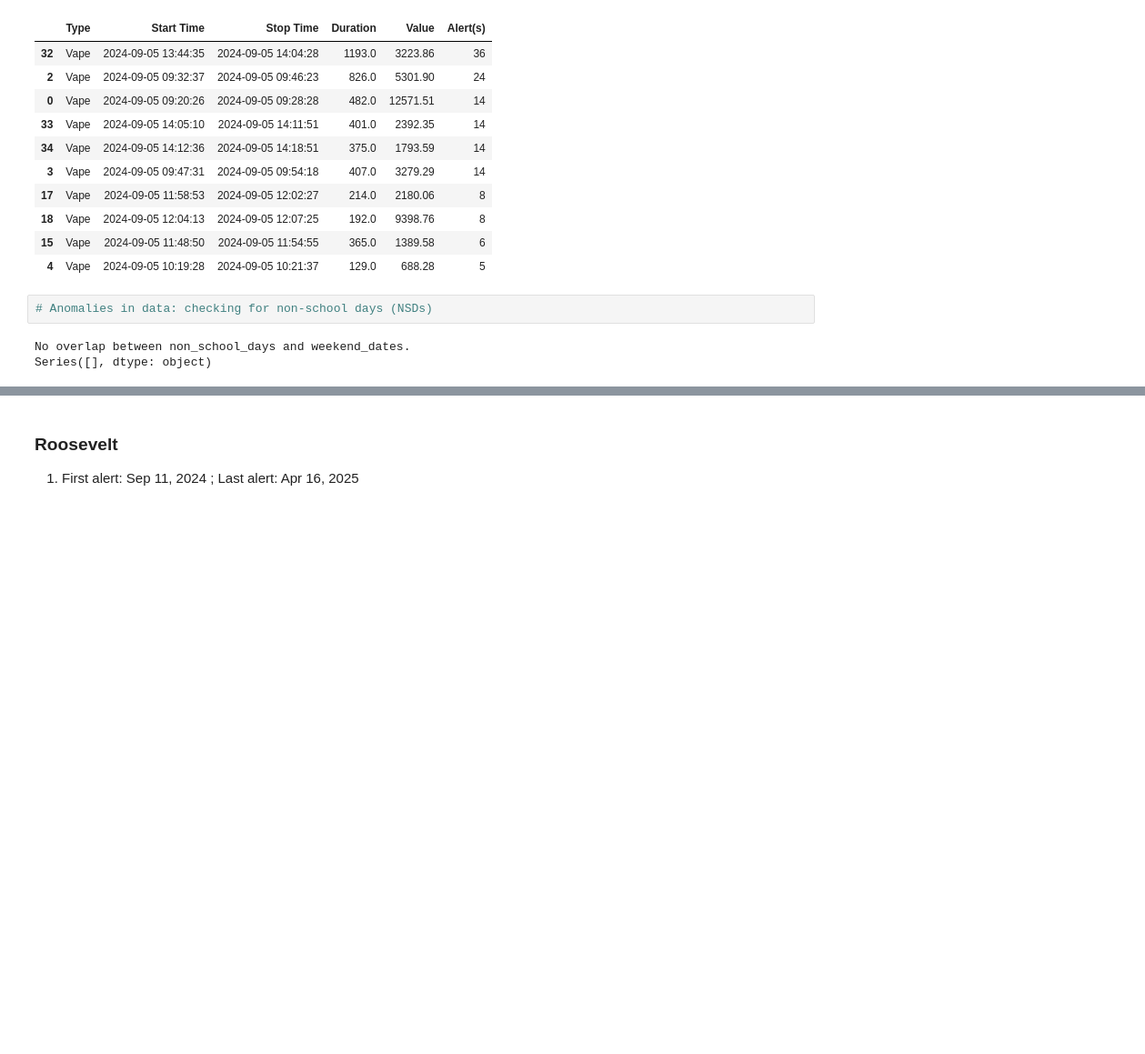
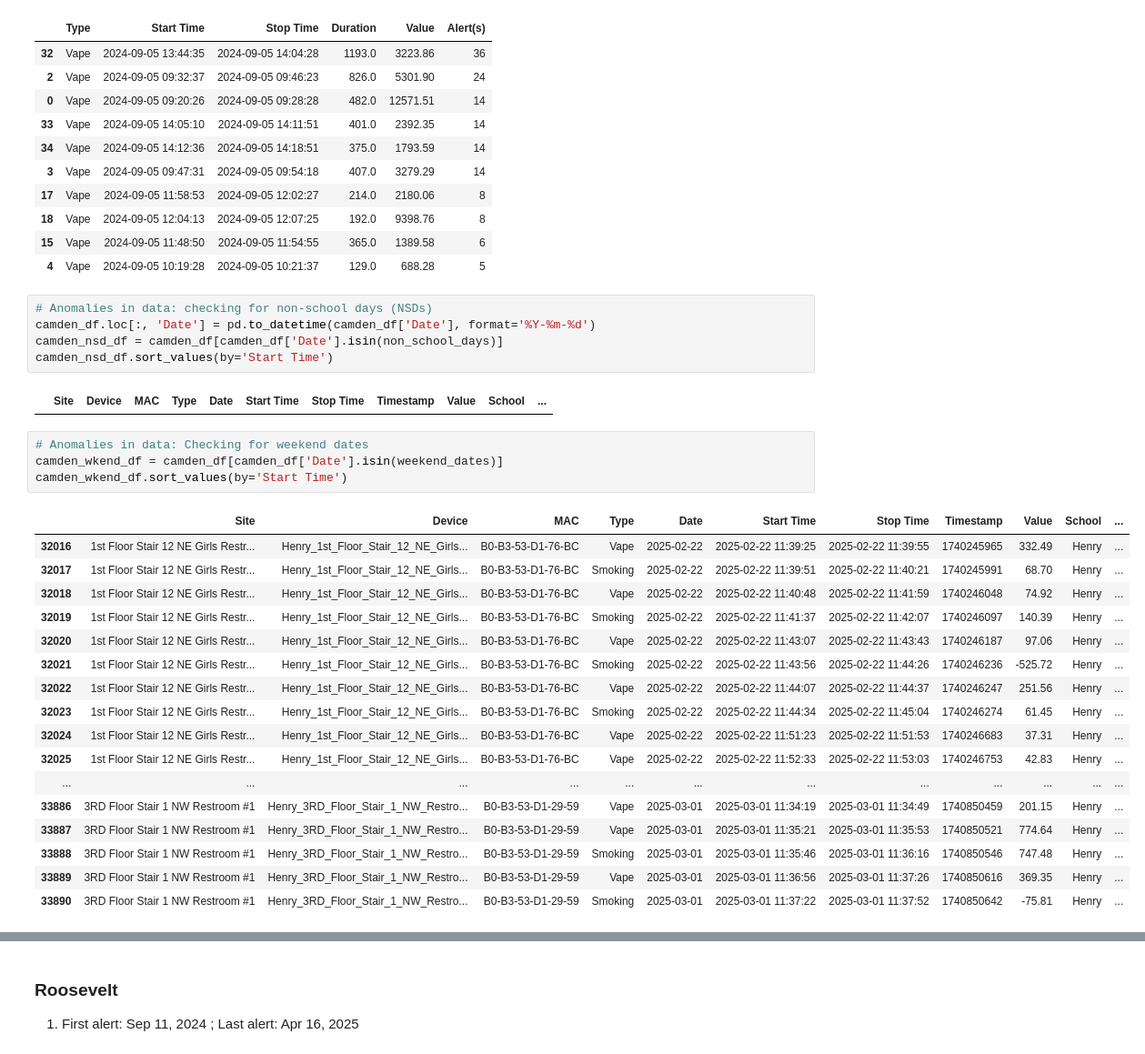
Before and after one commit to yunghsuanwu/vape-detector-minneapolis, a Jupyter notebook: haloreport_dataexploration_yhw.ipynb, the cells around one changed output, grey strips where cells are left out. Shown at 91% size. Saved outputs shown, nothing was run; the diff lists cells and outputs as text; blank space fills up the shorter version.

```diff
--- a/haloreport_dataexploration_yhw.ipynb
+++ b/haloreport_dataexploration_yhw.ipynb
@@ -586,6 +636,30 @@ camden_2nd_highest_device_merged.sort_values(by='Alert(s)', ascending=False).hea
 | 4 | Vape | 2024-09-05 10:19:28 | 2024-09-05 10:21:37 | 129.0 | 688.28 | 5 |
 # %%
 # Anomalies in data: checking for non-school days (NSDs)
+camden_df.loc[:, 'Date'] = pd.to_datetime(camden_df['Date'], format='%Y-%m-%d')
+camden_nsd_df = camden_df[camden_df['Date'].isin(non_school_days)]
+camden_nsd_df.sort_values(by='Start Time')
 # %% [output]
-No overlap between non_school_days and weekend_dates.
-Series([], dtype: object)
+|  | Site | Device | MAC | Type | Date | Start Time | Stop Time | Timestamp | Value | School | ... |
+# %%
+# Anomalies in data: Checking for weekend dates
+camden_wkend_df = camden_df[camden_df['Date'].isin(weekend_dates)]
+camden_wkend_df.sort_values(by='Start Time')
+# %% [output]
+|  | Site | Device | MAC | Type | Date | Start Time | Stop Time | Timestamp | Value | School | ... |
+| 32016 | 1st Floor Stair 12 NE Girls Restr... | Henry_1st_Floor_Stair_12_NE_Girls... | B0-B3-53-D1-76-BC | Vape | 2025-02-22 | 2025-02-22 11:39:25 | 2025-02-22 11:39:55 | 1740245965 | 332.49 | Henry | ... |
+| 32017 | 1st Floor Stair 12 NE Girls Restr... | Henry_1st_Floor_Stair_12_NE_Girls... | B0-B3-53-D1-76-BC | Smoking | 2025-02-22 | 2025-02-22 11:39:51 | 2025-02-22 11:40:21 | 1740245991 | 68.70 | Henry | ... |
+| 32018 | 1st Floor Stair 12 NE Girls Restr... | Henry_1st_Floor_Stair_12_NE_Girls... | B0-B3-53-D1-76-BC | Vape | 2025-02-22 | 2025-02-22 11:40:48 | 2025-02-22 11:41:59 | 1740246048 | 74.92 | Henry | ... |
+| 32019 | 1st Floor Stair 12 NE Girls Restr... | Henry_1st_Floor_Stair_12_NE_Girls... | B0-B3-53-D1-76-BC | Smoking | 2025-02-22 | 2025-02-22 11:41:37 | 2025-02-22 11:42:07 | 1740246097 | 140.39 | Henry | ... |
+| 32020 | 1st Floor Stair 12 NE Girls Restr... | Henry_1st_Floor_Stair_12_NE_Girls... | B0-B3-53-D1-76-BC | Vape | 2025-02-22 | 2025-02-22 11:43:07 | 2025-02-22 11:43:43 | 1740246187 | 97.06 | Henry | ... |
+| 32021 | 1st Floor Stair 12 NE Girls Restr... | Henry_1st_Floor_Stair_12_NE_Girls... | B0-B3-53-D1-76-BC | Smoking | 2025-02-22 | 2025-02-22 11:43:56 | 2025-02-22 11:44:26 | 1740246236 | -525.72 | Henry | ... |
+| 32022 | 1st Floor Stair 12 NE Girls Restr... | Henry_1st_Floor_Stair_12_NE_Girls... | B0-B3-53-D1-76-BC | Vape | 2025-02-22 | 2025-02-22 11:44:07 | 2025-02-22 11:44:37 | 1740246247 | 251.56 | Henry | ... |
+| 32023 | 1st Floor Stair 12 NE Girls Restr... | Henry_1st_Floor_Stair_12_NE_Girls... | B0-B3-53-D1-76-BC | Smoking | 2025-02-22 | 2025-02-22 11:44:34 | 2025-02-22 11:45:04 | 1740246274 | 61.45 | Henry | ... |
+| 32024 | 1st Floor Stair 12 NE Girls Restr... | Henry_1st_Floor_Stair_12_NE_Girls... | B0-B3-53-D1-76-BC | Vape | 2025-02-22 | 2025-02-22 11:51:23 | 2025-02-22 11:51:53 | 1740246683 | 37.31 | Henry | ... |
+| 32025 | 1st Floor Stair 12 NE Girls Restr... | Henry_1st_Floor_Stair_12_NE_Girls... | B0-B3-53-D1-76-BC | Vape | 2025-02-22 | 2025-02-22 11:52:33 | 2025-02-22 11:53:03 | 1740246753 | 42.83 | Henry | ... |
+| ... | ... | ... | ... | ... | ... | ... | ... | ... | ... | ... | ... |
+| 33886 | 3RD Floor Stair 1 NW Restroom #1 | Henry_3RD_Floor_Stair_1_NW_Restro... | B0-B3-53-D1-29-59 | Vape | 2025-03-01 | 2025-03-01 11:34:19 | 2025-03-01 11:34:49 | 1740850459 | 201.15 | Henry | ... |
+| 33887 | 3RD Floor Stair 1 NW Restroom #1 | Henry_3RD_Floor_Stair_1_NW_Restro... | B0-B3-53-D1-29-59 | Vape | 2025-03-01 | 2025-03-01 11:35:21 | 2025-03-01 11:35:53 | 1740850521 | 774.64 | Henry | ... |
+| 33888 | 3RD Floor Stair 1 NW Restroom #1 | Henry_3RD_Floor_Stair_1_NW_Restro... | B0-B3-53-D1-29-59 | Smoking | 2025-03-01 | 2025-03-01 11:35:46 | 2025-03-01 11:36:16 | 1740850546 | 747.48 | Henry | ... |
+| 33889 | 3RD Floor Stair 1 NW Restroom #1 | Henry_3RD_Floor_Stair_1_NW_Restro... | B0-B3-53-D1-29-59 | Vape | 2025-03-01 | 2025-03-01 11:36:56 | 2025-03-01 11:37:26 | 1740850616 | 369.35 | Henry | ... |
+| 33890 | 3RD Floor Stair 1 NW Restroom #1 | Henry_3RD_Floor_Stair_1_NW_Restro... | B0-B3-53-D1-29-59 | Smoking | 2025-03-01 | 2025-03-01 11:37:22 | 2025-03-01 11:37:52 | 1740850642 | -75.81 | Henry | ... |
```
Also changed, not shown: parts of 9 cells of this notebook.
